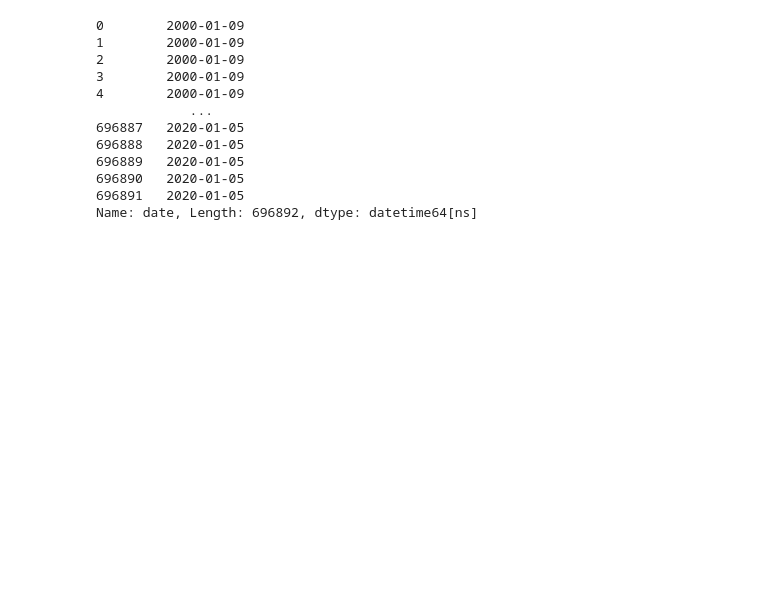
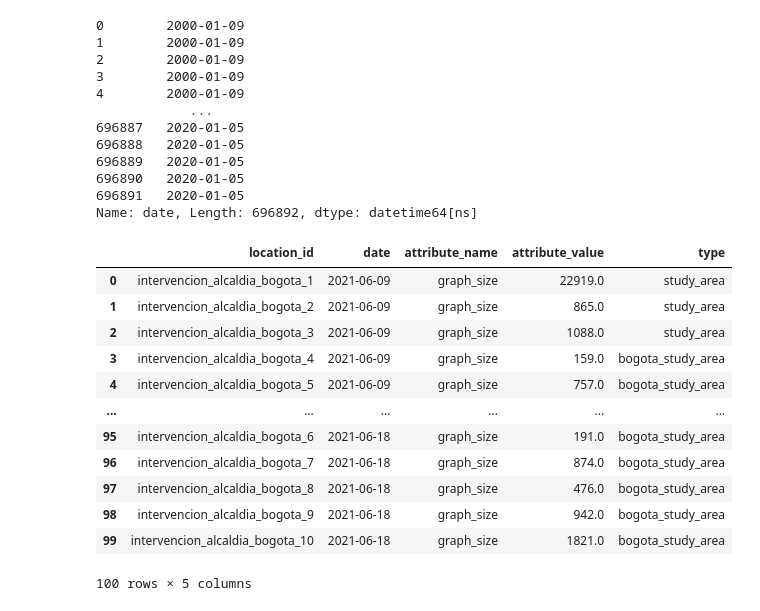
Before and after one commit to Data-Lama/pathogen_study_regions_generator, a Jupyter notebook: src/Notes Gonche.ipynb, the cells around one changed output. Saved outputs shown, nothing was run; the diff lists cells and outputs as text; code cells hidden in the pictures; blank space fills up the shorter version.

```diff
--- a/src/Notes Gonche.ipynb
+++ b/src/Notes Gonche.ipynb
@@ -67,3 +67,20 @@ pd.to_datetime(df_geo.date, unit='ms')
 696890   2020-01-05
 696891   2020-01-05
 Name: date, Length: 696892, dtype: datetime64[ns]
+# %%
+df_sizes = pd.read_csv('/home/minigonche/Desktop/sizes.csv')
+df_sizes
+# %% [output]
+|  | location_id | date | attribute_name | attribute_value | type |
+| 0 | intervencion_alcaldia_bogota_1 | 2021-06-09 | graph_size | 22919.0 | study_area |
+| 1 | intervencion_alcaldia_bogota_2 | 2021-06-09 | graph_size | 865.0 | study_area |
+| 2 | intervencion_alcaldia_bogota_3 | 2021-06-09 | graph_size | 1088.0 | study_area |
+| 3 | intervencion_alcaldia_bogota_4 | 2021-06-09 | graph_size | 159.0 | bogota_study_area |
+| 4 | intervencion_alcaldia_bogota_5 | 2021-06-09 | graph_size | 757.0 | bogota_study_area |
+| ... | ... | ... | ... | ... | ... |
+| 95 | intervencion_alcaldia_bogota_6 | 2021-06-18 | graph_size | 191.0 | bogota_study_area |
+| 96 | intervencion_alcaldia_bogota_7 | 2021-06-18 | graph_size | 874.0 | bogota_study_area |
+| 97 | intervencion_alcaldia_bogota_8 | 2021-06-18 | graph_size | 476.0 | bogota_study_area |
+| 98 | intervencion_alcaldia_bogota_9 | 2021-06-18 | graph_size | 942.0 | bogota_study_area |
+| 99 | intervencion_alcaldia_bogota_10 | 2021-06-18 | graph_size | 1821.0 | bogota_study_area |
+100 rows × 5 columns
```
Also changed, not shown: parts of 6 cells of this notebook, 19 other files.
